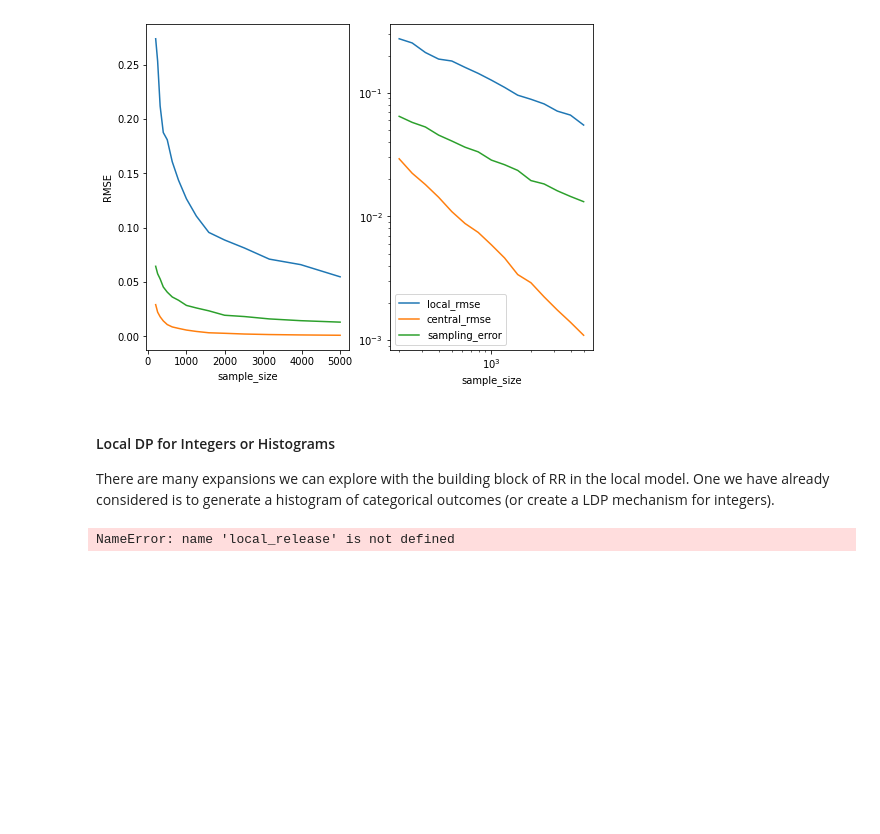
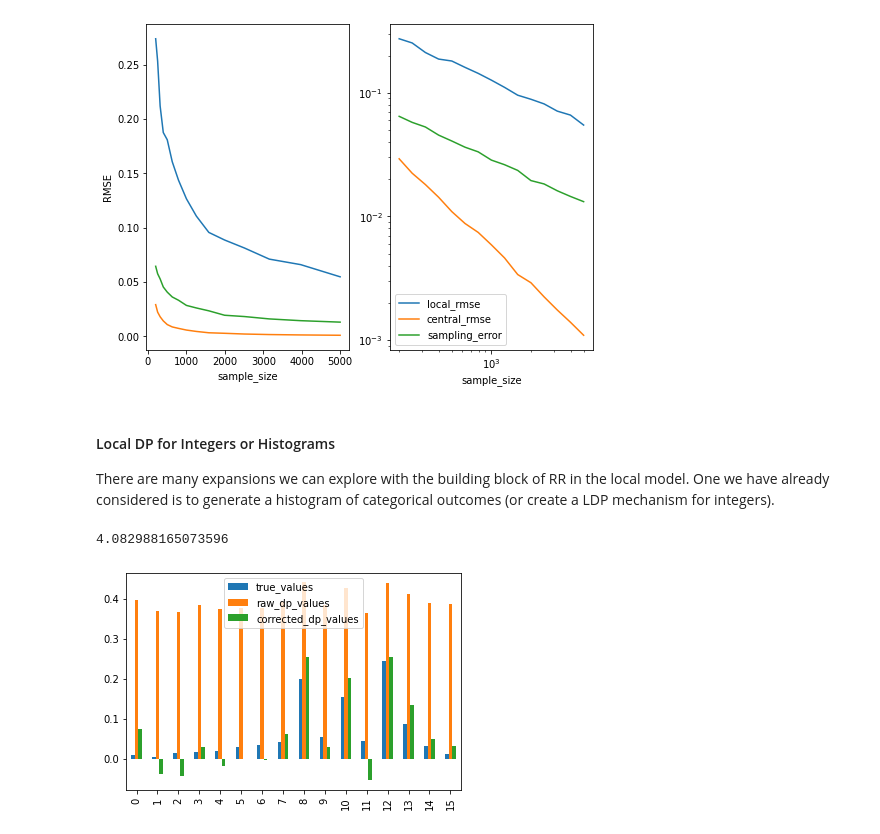
Before and after one commit to opendp/cs208, a Jupyter notebook: spring2022/examples/wk9_local_model.ipynb, the cells around one changed output. Saved outputs shown, nothing was run; the diff lists cells and outputs as text; code cells hidden in the pictures; blank space fills up the shorter version.

Commit message:
updated/completed version of wk9_local_model.ipynb

```diff
--- a/spring2022/examples/wk9_local_model.ipynb
+++ b/spring2022/examples/wk9_local_model.ipynb
@@ -325,35 +334,36 @@ def local_histogram_release(x, bounds, epsilon):
 
 nboot = 2_000
 boot_data = bootstrap(educ, n=nboot)
 
 
 
 ## Release Local DP Histogram ##
 
 my_epsilon = 1
 
 dp_hist = local_histogram_release(x=boot_data, bounds=educ_bounds, epsilon=my_epsilon)
 
 
 raw_dp_values = dp_hist.mean(axis=0)
-c = 1 #Fix This
+c = (np.exp(my_epsilon/2) + 1)/(np.exp(my_epsilon/2) - 1)
 corrected = c * raw_dp_values
 
 true_values = np.unique(educ, return_counts=True)[1] / len(educ)
 
 #print("raw ", raw_dp_values)
 #print("dp  ", dp_values)
 #print("true", true_values)
 
 pd.DataFrame({
     "true_values": true_values,
     "raw_dp_values": (raw_dp_values + 1) / 2,
     "corrected_dp_values": (corrected + 1) / 2
 }).plot(kind="bar")
 
 print(c)
 # %% [output]
-NameError: name 'local_release' is not defined
+4.082988165073596
+[figure, added]
 # %% [markdown]
 <a style='text-decoration:none;line-height:16px;display:flex;color:#5B5B62;padding:10px;justify-content:end;' href='https://deepnote.com?utm_source=created-in-deepnote-cell&projectId=0df97151-1c38-49bc-a037-2a058b96fd82' target="_blank">
 <img alt='Created in deepnote.com' style='display:inline;max-height:16px;margin:0px;margin-right:7.5px;' src='embedded-picture-1' > </img>
```
Also changed, not shown: parts of 6 cells of this notebook.
